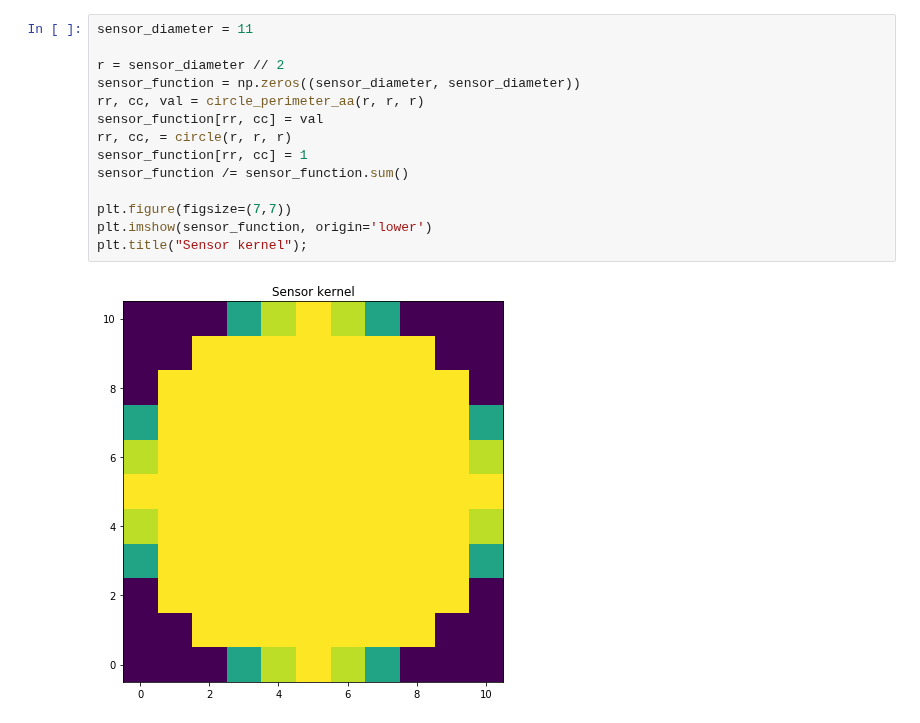
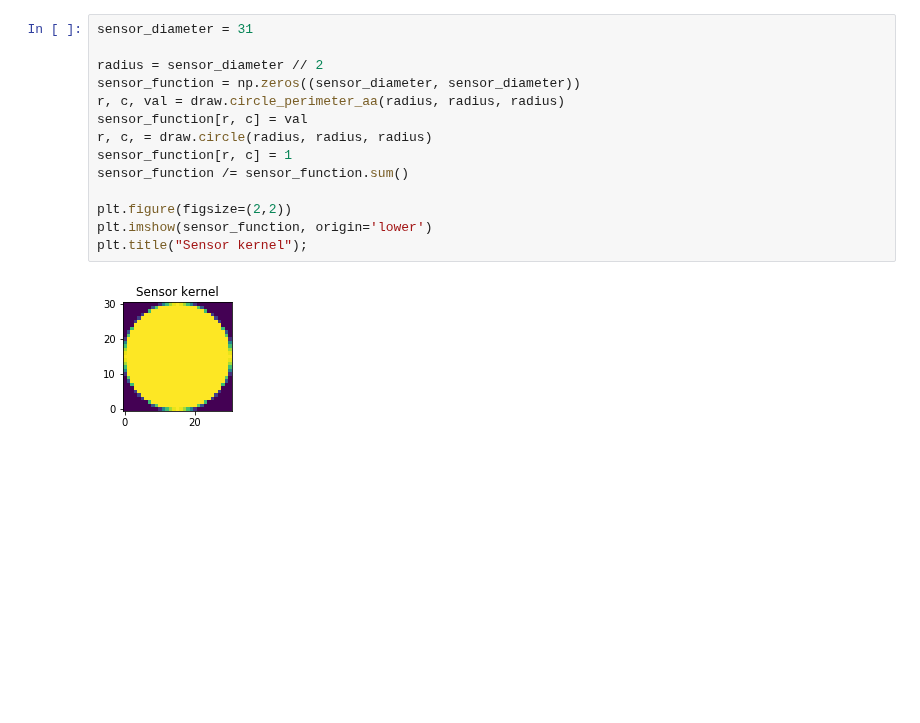
Before and after one commit to benjamingmeiner/kapascan, a Jupyter notebook: theory/deconvolution2D.ipynb, the cells around one changed output. Saved outputs shown, nothing was run; the diff lists cells and outputs as text; blank space fills up the shorter version.

```diff
--- a/theory/deconvolution2D.ipynb
+++ b/theory/deconvolution2D.ipynb
@@ -56,16 +48,16 @@ plt.title("Surface");
 # %%
-sensor_diameter = 11
+sensor_diameter = 31
 
-r = sensor_diameter // 2
+radius = sensor_diameter // 2
 sensor_function = np.zeros((sensor_diameter, sensor_diameter))
-rr, cc, val = circle_perimeter_aa(r, r, r)
-sensor_function[rr, cc] = val
-rr, cc, = circle(r, r, r)
-sensor_function[rr, cc] = 1
+r, c, val = draw.circle_perimeter_aa(radius, radius, radius)
+sensor_function[r, c] = val
+r, c, = draw.circle(radius, radius, radius)
+sensor_function[r, c] = 1
 sensor_function /= sensor_function.sum()
 
-plt.figure(figsize=(7,7))
+plt.figure(figsize=(2,2))
 plt.imshow(sensor_function, origin='lower')
 plt.title("Sensor kernel");
 # %% [output]
-[figure, old version]
+[figure, new version]
```
Also changed, not shown: parts of 7 cells of this notebook.
